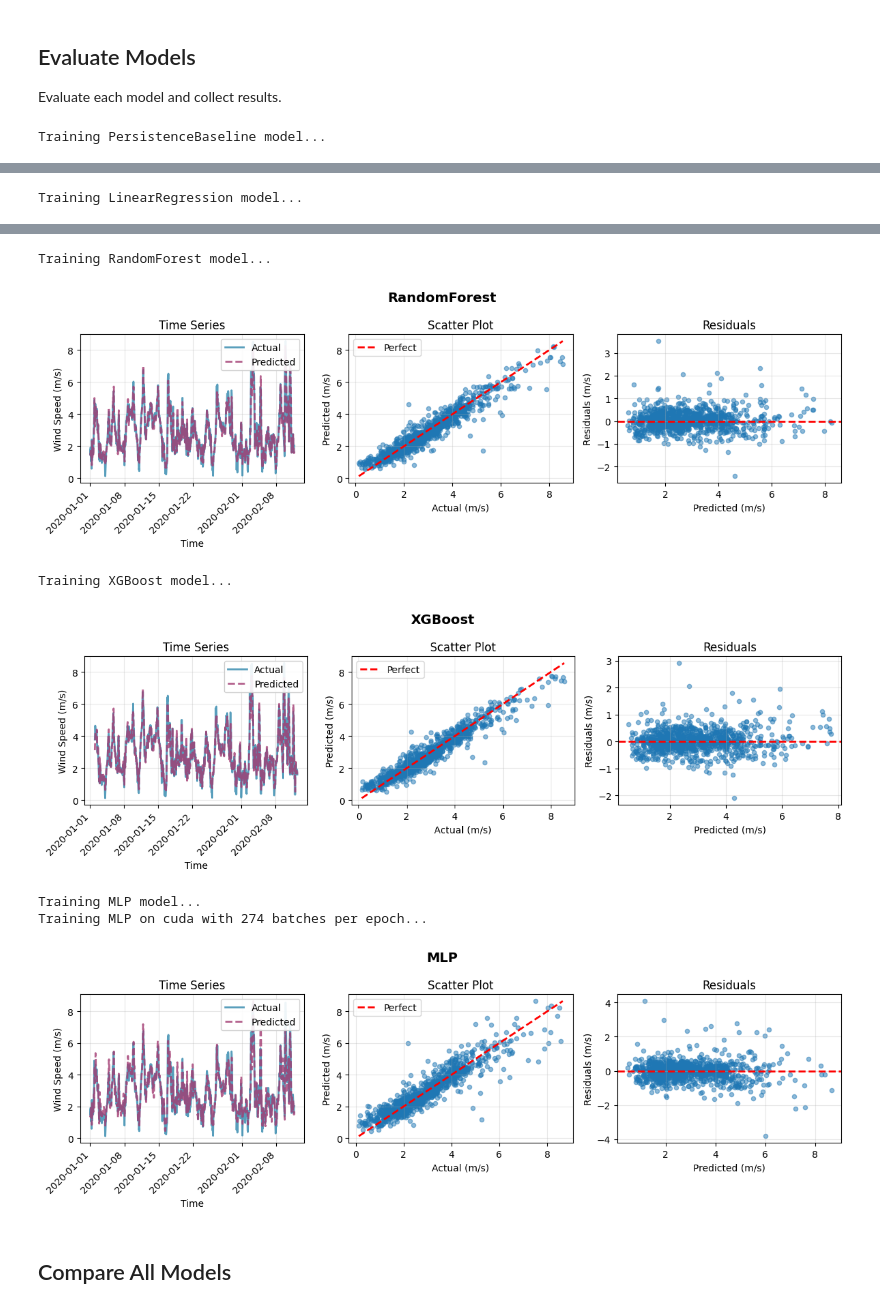
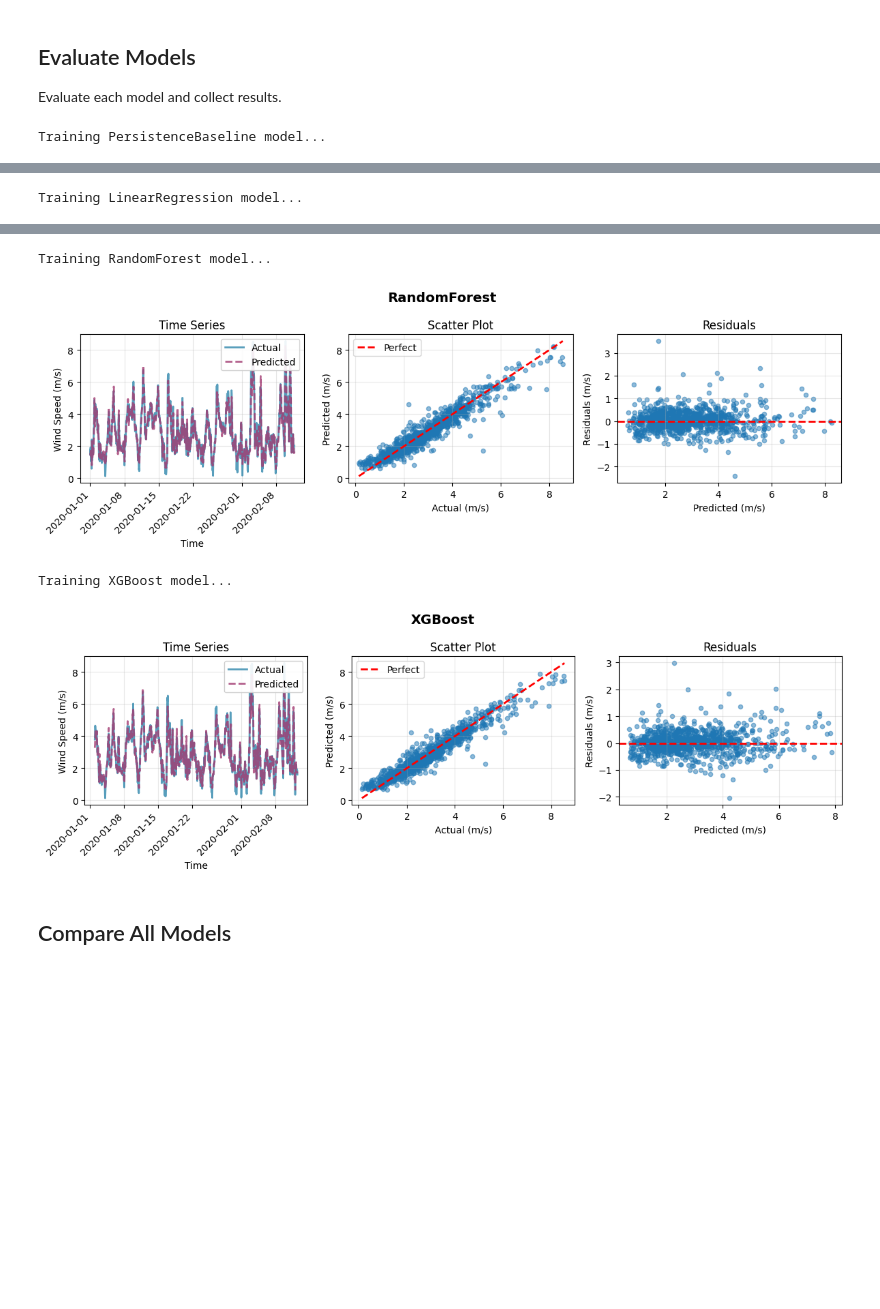
Before and after one commit to MichelFaloughi/cis5200-project, a Jupyter notebook: eval/eval.ipynb, the cells around one changed output, grey strips where cells are left out. Drawn from its saved outputs; the diff is of its cells as text; code cells hidden in the pictures; blank space fills up the shorter version.

```diff
--- a/eval/eval.ipynb
+++ b/eval/eval.ipynb
@@ -72,7 +73,7 @@ model_configs = [
     {'name': 'LinearRegression', 'constructor': LinearRegressionModel, 'data_view': 'features'},
     {'name': 'RandomForest', 'constructor': RandomForestModel, 'data_view': 'features'},
     {'name': 'XGBoost', 'constructor': XGBoostModel, 'data_view': 'full', 'mask_nan_predictions': True},
-    {'name': 'MLP', 'constructor': MLPModel, 'data_view': 'features'},
+    # {'name': 'MLP', 'constructor': MLPModel, 'data_view': 'features'},
 ]
 
 for cfg in model_configs:
@@ -92,37 +93,34 @@ for cfg in model_configs:
     )
     results.append(result)
 
     preds = result['predictions']
     y_plot = y_test_sel
     datetime_plot = test_datetime
 
     if cfg.get('mask_nan_predictions'):
         valid_mask = ~np.isnan(preds)
         if valid_mask.sum() == 0:
             print(f"Skipping plot for {cfg['name']} (all predictions NaN).")
             continue
         preds = preds[valid_mask]
         y_plot = y_plot.iloc[valid_mask] if hasattr(y_plot, 'iloc') else y_plot[valid_mask]
         datetime_plot = (
             test_datetime.iloc[valid_mask]
             if hasattr(test_datetime, 'iloc')
             else test_datetime[valid_mask]
         )
 
     plot_predictions(y_plot, preds, model_name=cfg['name'], datetime_index=datetime_plot)
     plt.show()
 # %% [output]
 Training PersistenceBaseline model...
 [figure]
 Training LinearRegression model...
 [figure]
 Training RandomForest model...
 [figure]
 Training XGBoost model...
-[figure, old version]
+[figure, new version]
-Training MLP model...
-Training MLP on cuda with 274 batches per epoch...
-[figure, removed]
 # %% [markdown]
 ## Compare All Models
 # %%
```
Also changed, not shown: parts of 11 cells of this notebook, 3 other files.
